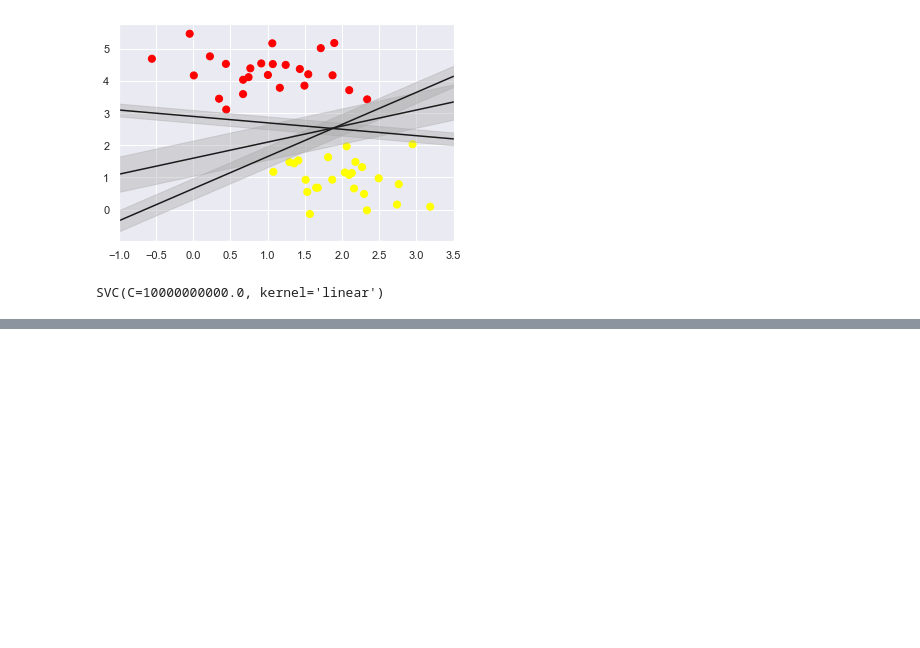
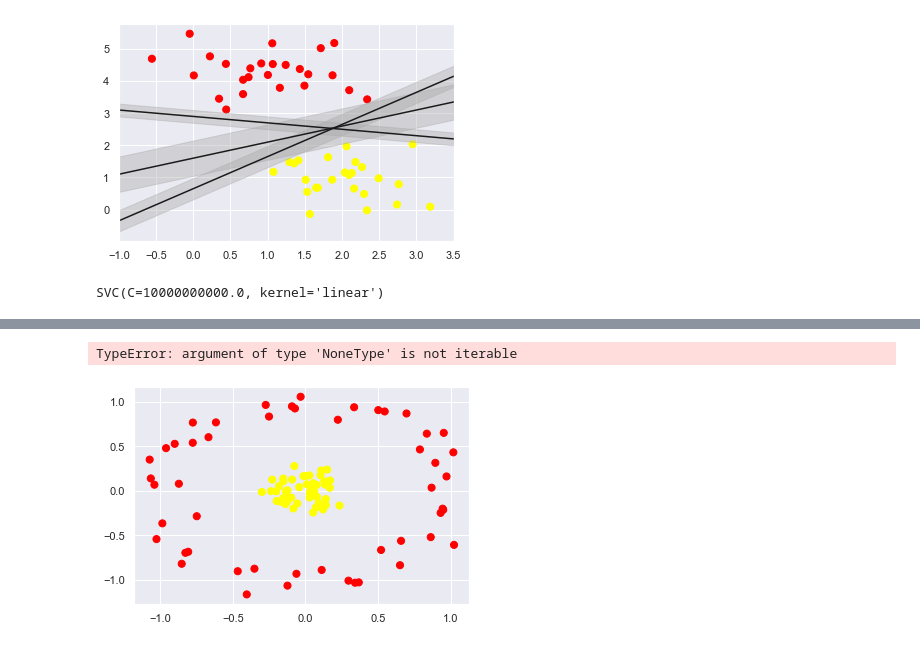
Before and after one commit to avizyt/Machine-Learning, a Jupyter notebook: Supervised Learning/Support Vector Machine/SVM_101.ipynb, the cells around one changed output, grey strips where cells are left out. Cells and saved outputs as stored; diff of their text form; code cells hidden in the pictures; blank space fills up the shorter version.

```diff
--- a/Supervised Learning/Support Vector Machine/SVM_101.ipynb
+++ b/Supervised Learning/Support Vector Machine/SVM_101.ipynb
@@ -86,0 +118,6 @@ TypeError: argument of type 'NoneType' is not iterable
+# %%
+plt.scatter(X[:, 0], X[:,1],c=y, s=50, cmap='autumn')
+plot_svc_decision_function(clf)
+# %% [output]
+TypeError: argument of type 'NoneType' is not iterable
+[figure, added]
```
Also changed, not shown: parts of 6 cells of this notebook, 1 other file.
